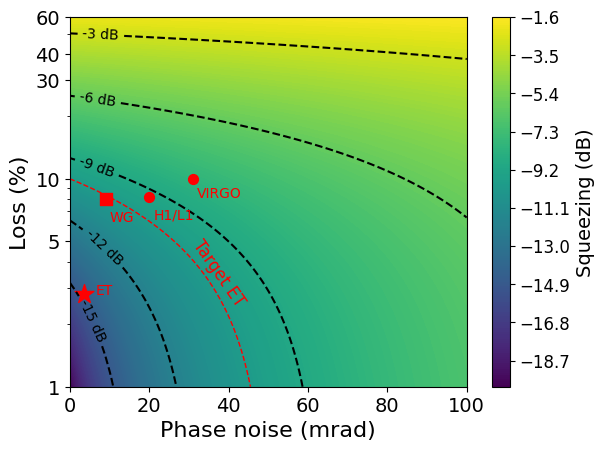
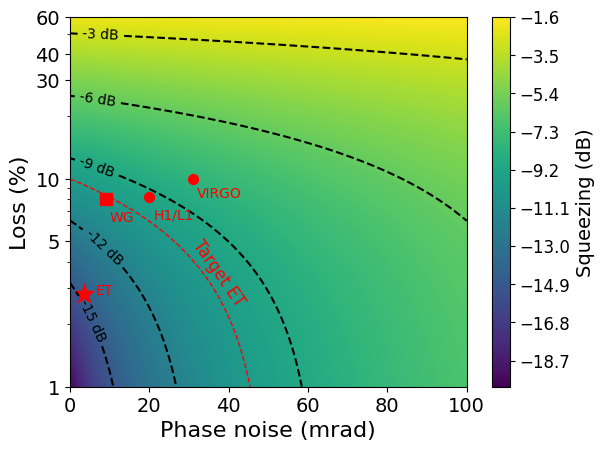
The change to this notebook cell's code, shown as a diff; its figure went from the first image to the second:
--- before
+++ after
@@ -2,5 +2,5 @@
 def calculate_max_sqz(theta_rms,eta):
     '''This function calculates the maximum squeezing possible for a given efficiency and theta_rms.'''
-    V_min = 2*eta*theta_rms*np.sqrt(1-theta_rms**2) + 1-eta
+    V_min = 2*eta*theta_rms/np.sqrt(1-theta_rms**2) + 1-eta
     return 10*np.log10(V_min) #Convert to dB
 
@@ -57,4 +57,7 @@
     plt.text(30, 3.5, 'Target ET', color='red', fontsize=12, ha='left', va='center', rotation=-55)
 
+
+    #Save the image as a pdf under downloads
+    plt.savefig('C:\\Users\\Erik Svanberg\\Downloads\\contour_plot.pdf', bbox_inches='tight')
     plt.show()
 contour_plot()

Commit: Newest version of code. Including sympy details